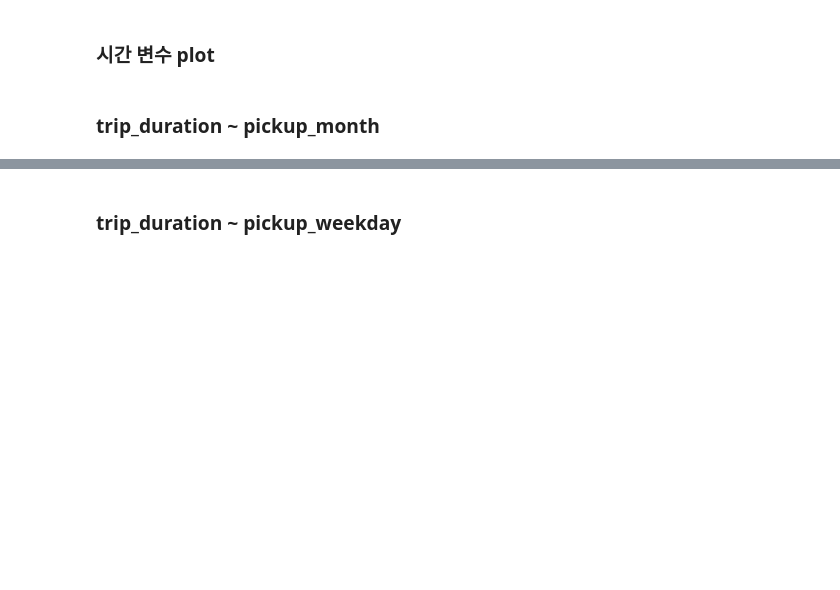
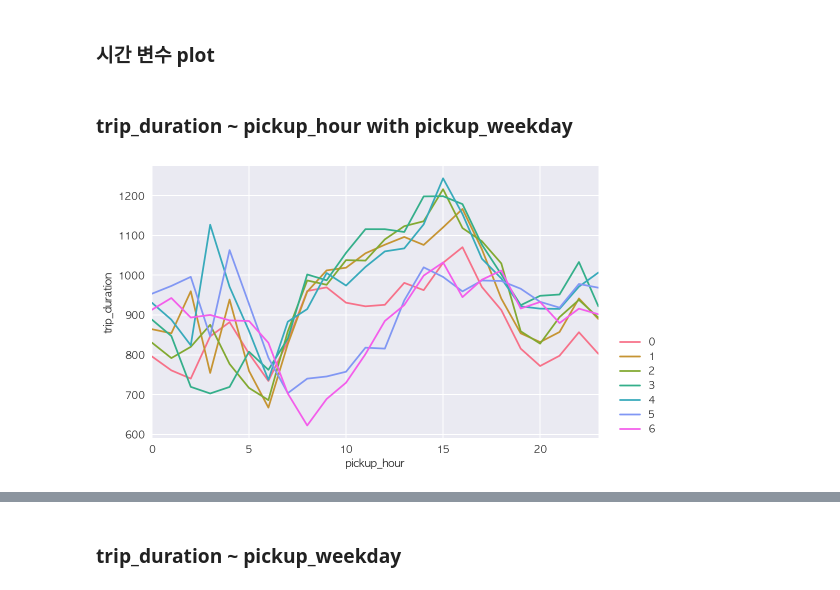
Before and after one commit to novdov/dss7b5-nyctaxi, a Jupyter notebook: main/main_0313.ipynb, the cells around one changed output, grey strips where cells are left out. Cells and saved outputs as stored; diff of their text form; code cells hidden in the pictures; blank space fills up the shorter version.

```diff
--- a/main/main_0313.ipynb
+++ b/main/main_0313.ipynb
@@ -451,4 +444,17 @@ map_weird
 # %% [markdown]
 ### 시간 변수 plot
 # %% [markdown]
-### trip_duration ~ pickup_month
+### trip_duration ~ pickup_hour with pickup_weekday
+# %%
+summary_hour_duration = pd.DataFrame(train.groupby(["pickup_weekday", "pickup_hour"])["trip_duration"].mean())
+summary_hour_duration.reset_index(inplace = True)
+summary_hour_duration["unit"]=1
+
+
+plt.figure(figsize=(8, 5))
+sns.tsplot(data=summary_hour_duration, time="pickup_hour",
+           unit = "unit", condition="pickup_weekday", value="trip_duration")
+plt.legend(loc=(1.04,0))
+plt.show()
+# %% [output]
+[figure, added]
```
Also changed, not shown: parts of 9 cells of this notebook.
